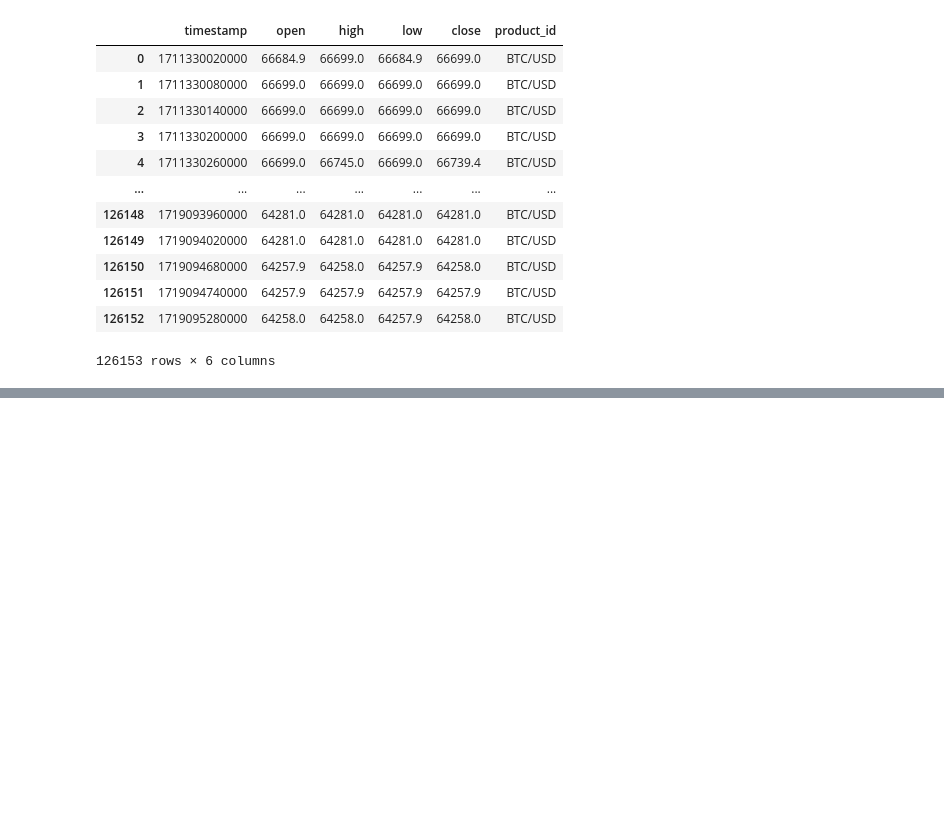
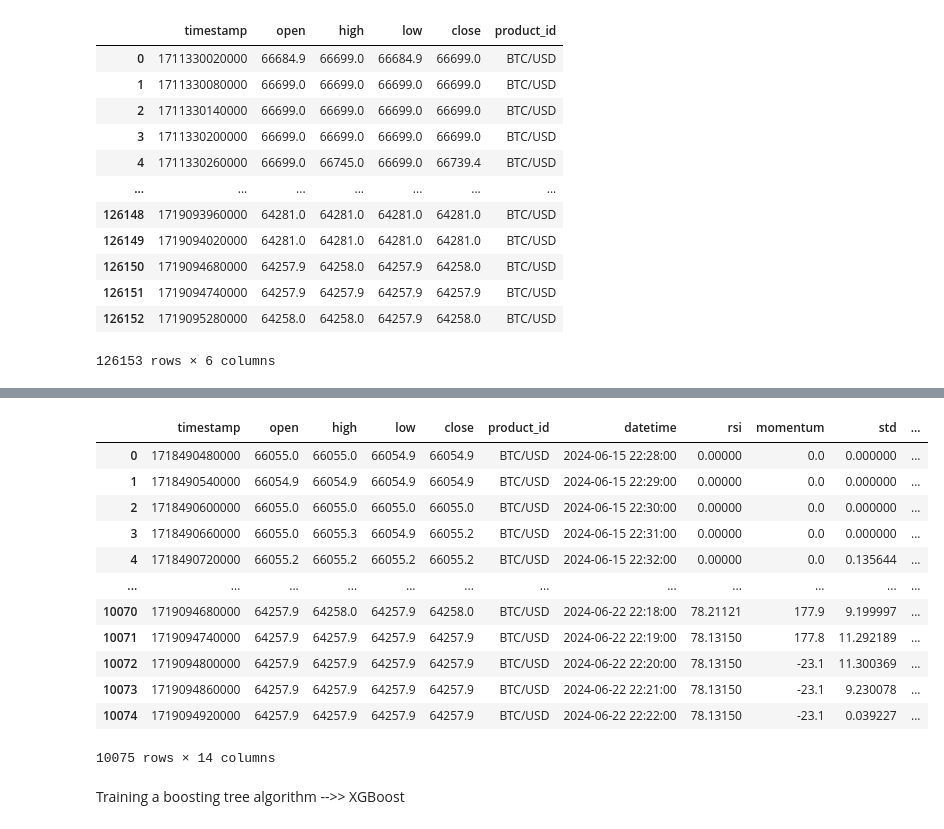
Before and after one commit to shahnoor77/real-time-ML-system, a Jupyter notebook: services/price_predictor/notebooks/training.ipynb, the cells around one changed output, grey strips where cells are left out. Drawn from its saved outputs; the diff is of its cells as text; code cells hidden in the pictures; blank space fills up the shorter version.

Commit message:
trained a baseline model, and ML model using boosting tree algortihm as well regression algo

```diff
--- a/services/price_predictor/notebooks/training.ipynb
+++ b/services/price_predictor/notebooks/training.ipynb
@@ -213,6 +235,29 @@ X_train
 119335 rows × 10 columns
 # %%
 from src.feature_engineering import add_features
-X_train = add_features(X_train)
-X_train
+
+X_train = add_features(
+    X_train,
+    n_candles_into_future=prediction_window_sec // ohlc_window_sec,
+    discretization_thresholds=discretization_thresholds,
+)
+
+X_test = add_features(
+    X_test,
+    n_candles_into_future=prediction_window_sec // ohlc_window_sec,
+    discretization_thresholds=discretization_thresholds,
+)
+
+features_to_use = [
+    'rsi',
+    'momentum',
+    'std',
+    'last_observed_target',
+    'days_of_week',
+    'hour_of_day',
+    'minute_of_hour',
+]
+
+X_train_ = X_train[features_to_use]
+X_test_ = X_test[features_to_use]
 # %% [output]
@@ -231,0 +284,18 @@ X_train
+# %%
+X_test
+# %% [output]
+|  | timestamp | open | high | low | close | product_id | datetime | rsi | momentum | std | ... |
+| 0 | 1718490480000 | 66055.0 | 66055.0 | 66054.9 | 66054.9 | BTC/USD | 2024-06-15 22:28:00 | 0.00000 | 0.0 | 0.000000 | ... |
+| 1 | 1718490540000 | 66054.9 | 66054.9 | 66054.9 | 66054.9 | BTC/USD | 2024-06-15 22:29:00 | 0.00000 | 0.0 | 0.000000 | ... |
+| 2 | 1718490600000 | 66055.0 | 66055.0 | 66055.0 | 66055.0 | BTC/USD | 2024-06-15 22:30:00 | 0.00000 | 0.0 | 0.000000 | ... |
+| 3 | 1718490660000 | 66055.0 | 66055.3 | 66054.9 | 66055.2 | BTC/USD | 2024-06-15 22:31:00 | 0.00000 | 0.0 | 0.000000 | ... |
+| 4 | 1718490720000 | 66055.2 | 66055.2 | 66055.2 | 66055.2 | BTC/USD | 2024-06-15 22:32:00 | 0.00000 | 0.0 | 0.135644 | ... |
+| ... | ... | ... | ... | ... | ... | ... | ... | ... | ... | ... | ... |
+| 10070 | 1719094680000 | 64257.9 | 64258.0 | 64257.9 | 64258.0 | BTC/USD | 2024-06-22 22:18:00 | 78.21121 | 177.9 | 9.199997 | ... |
+| 10071 | 1719094740000 | 64257.9 | 64257.9 | 64257.9 | 64257.9 | BTC/USD | 2024-06-22 22:19:00 | 78.13150 | 177.8 | 11.292189 | ... |
+| 10072 | 1719094800000 | 64257.9 | 64257.9 | 64257.9 | 64257.9 | BTC/USD | 2024-06-22 22:20:00 | 78.13150 | -23.1 | 11.300369 | ... |
+| 10073 | 1719094860000 | 64257.9 | 64257.9 | 64257.9 | 64257.9 | BTC/USD | 2024-06-22 22:21:00 | 78.13150 | -23.1 | 9.230078 | ... |
+| 10074 | 1719094920000 | 64257.9 | 64257.9 | 64257.9 | 64257.9 | BTC/USD | 2024-06-22 22:22:00 | 78.13150 | -23.1 | 0.039227 | ... |
+10075 rows × 14 columns
+# %% [markdown]
+Training a boosting tree algorithm -->> XGBoost
```
Also changed, not shown: parts of 14 cells of this notebook.
